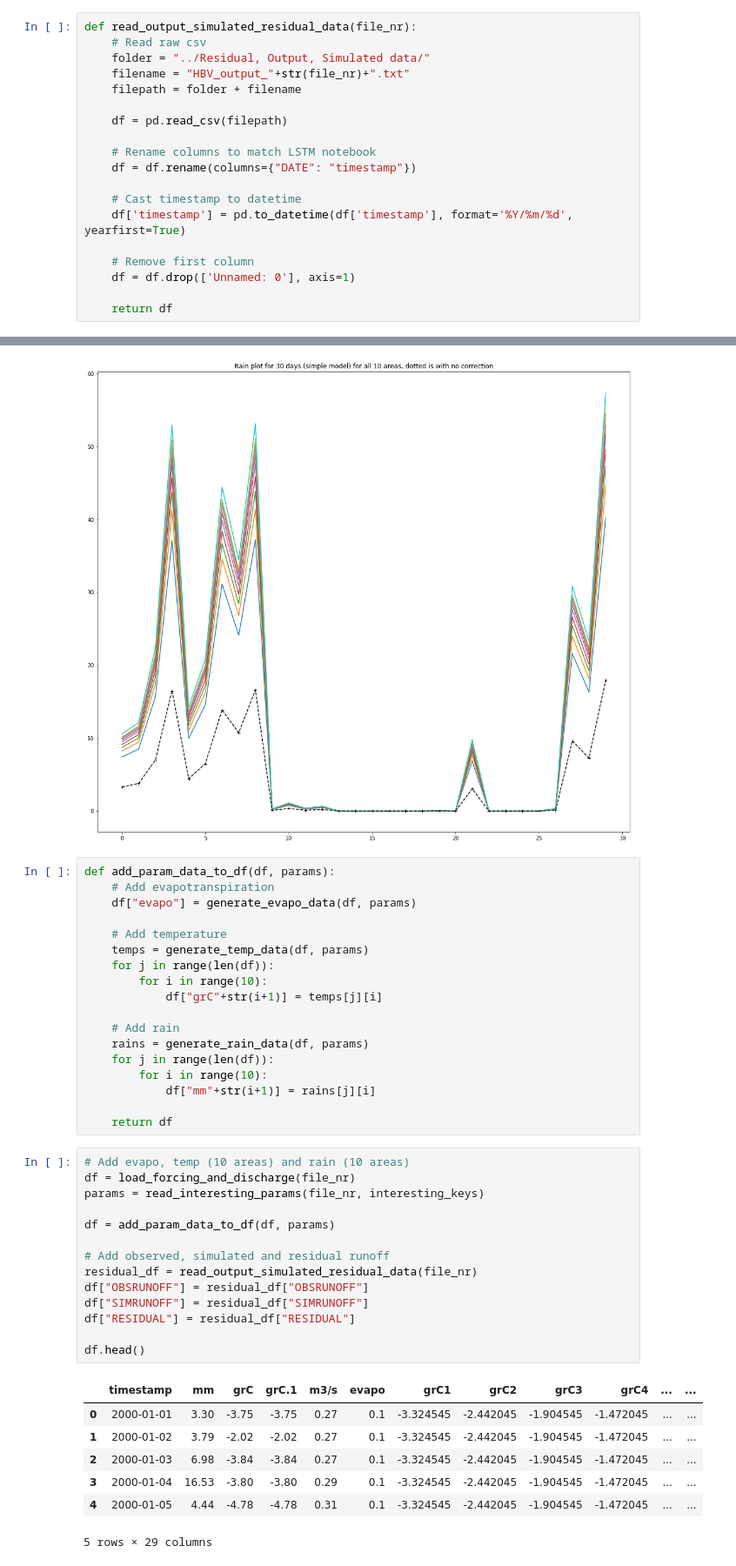
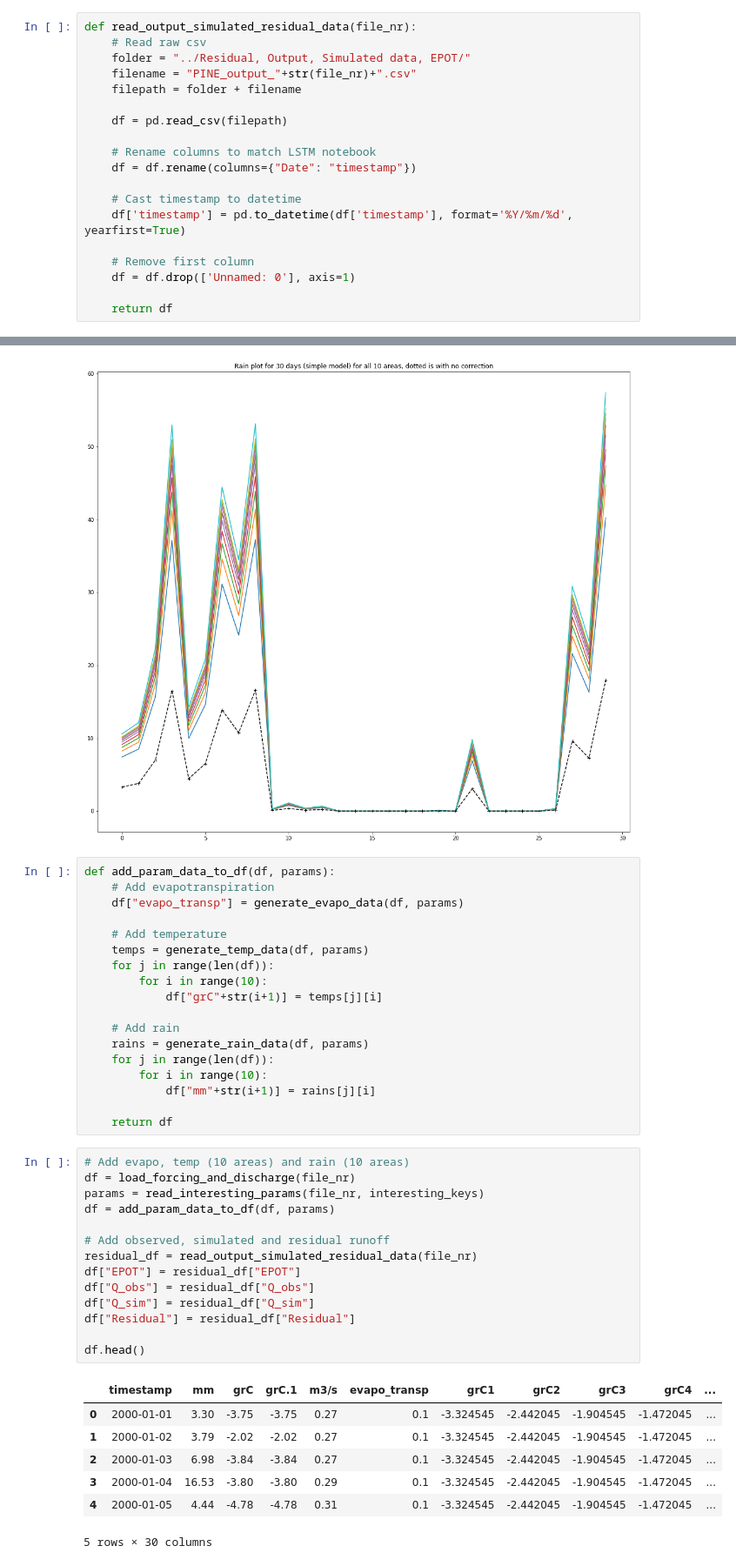
Before and after one commit to chrskj/TTK4853-hbv-ham5, a Jupyter notebook: Python/training_data_parser.ipynb, the cells around one changed output, grey strips where cells are left out. Shown at 87% size. Cells and saved outputs as stored; diff of their text form.

```diff
--- a/Python/training_data_parser.ipynb
+++ b/Python/training_data_parser.ipynb
@@ -129,14 +129,14 @@ Input file data:
 # %%
 def read_output_simulated_residual_data(file_nr):
     # Read raw csv
-    folder = "../Residual, Output, Simulated data/"
-    filename = "HBV_output_"+str(file_nr)+".txt"
+    folder = "../Residual, Output, Simulated data, EPOT/"
+    filename = "PINE_output_"+str(file_nr)+".csv"
     filepath = folder + filename
 
     df = pd.read_csv(filepath)
 
     # Rename columns to match LSTM notebook
-    df = df.rename(columns={"DATE": "timestamp"})
+    df = df.rename(columns={"Date": "timestamp"})
 
     # Cast timestamp to datetime
     df['timestamp'] = pd.to_datetime(df['timestamp'], format='%Y/%m/%d', yearfirst=True)
@@ -258,7 +258,7 @@ Text(0.5, 1.0, 'Rain plot for 30 days (simple model) for all 10 areas, dotted is
 # %%
 def add_param_data_to_df(df, params):
     # Add evapotranspiration
-    df["evapo"] = generate_evapo_data(df, params)
+    df["evapo_transp"] = generate_evapo_data(df, params)
 
     # Add temperature
     temps = generate_temp_data(df, params)
@@ -276,22 +276,22 @@ def add_param_data_to_df(df, params):
 # %%
 # Add evapo, temp (10 areas) and rain (10 areas)
 df = load_forcing_and_discharge(file_nr)
 params = read_interesting_params(file_nr, interesting_keys)
-
 df = add_param_data_to_df(df, params)
 
 # Add observed, simulated and residual runoff
 residual_df = read_output_simulated_residual_data(file_nr)
-df["OBSRUNOFF"] = residual_df["OBSRUNOFF"]
-df["SIMRUNOFF"] = residual_df["SIMRUNOFF"]
-df["RESIDUAL"] = residual_df["RESIDUAL"]
+df["EPOT"] = residual_df["EPOT"]
+df["Q_obs"] = residual_df["Q_obs"]
+df["Q_sim"] = residual_df["Q_sim"]
+df["Residual"] = residual_df["Residual"]
 
 df.head()
 # %% [output]
-|  | timestamp | mm | grC | grC.1 | m3/s | evapo | grC1 | grC2 | grC3 | grC4 | ... | ... |
-| 0 | 2000-01-01 | 3.30 | -3.75 | -3.75 | 0.27 | 0.1 | -3.324545 | -2.442045 | -1.904545 | -1.472045 | ... | ... |
-| 1 | 2000-01-02 | 3.79 | -2.02 | -2.02 | 0.27 | 0.1 | -3.324545 | -2.442045 | -1.904545 | -1.472045 | ... | ... |
-| 2 | 2000-01-03 | 6.98 | -3.84 | -3.84 | 0.27 | 0.1 | -3.324545 | -2.442045 | -1.904545 | -1.472045 | ... | ... |
-| 3 | 2000-01-04 | 16.53 | -3.80 | -3.80 | 0.29 | 0.1 | -3.324545 | -2.442045 | -1.904545 | -1.472045 | ... | ... |
-| 4 | 2000-01-05 | 4.44 | -4.78 | -4.78 | 0.31 | 0.1 | -3.324545 | -2.442045 | -1.904545 | -1.472045 | ... | ... |
+|  | timestamp | mm | grC | grC.1 | m3/s | evapo_transp | grC1 | grC2 | grC3 | grC4 | ... |
+| 0 | 2000-01-01 | 3.30 | -3.75 | -3.75 | 0.27 | 0.1 | -3.324545 | -2.442045 | -1.904545 | -1.472045 | ... |
+| 1 | 2000-01-02 | 3.79 | -2.02 | -2.02 | 0.27 | 0.1 | -3.324545 | -2.442045 | -1.904545 | -1.472045 | ... |
+| 2 | 2000-01-03 | 6.98 | -3.84 | -3.84 | 0.27 | 0.1 | -3.324545 | -2.442045 | -1.904545 | -1.472045 | ... |
+| 3 | 2000-01-04 | 16.53 | -3.80 | -3.80 | 0.29 | 0.1 | -3.324545 | -2.442045 | -1.904545 | -1.472045 | ... |
+| 4 | 2000-01-05 | 4.44 | -4.78 | -4.78 | 0.31 | 0.1 | -3.324545 | -2.442045 | -1.904545 | -1.472045 | ... |
-5 rows × 29 columns
+5 rows × 30 columns
```
Also changed, not shown: parts of 6 cells of this notebook, 17 other files.
